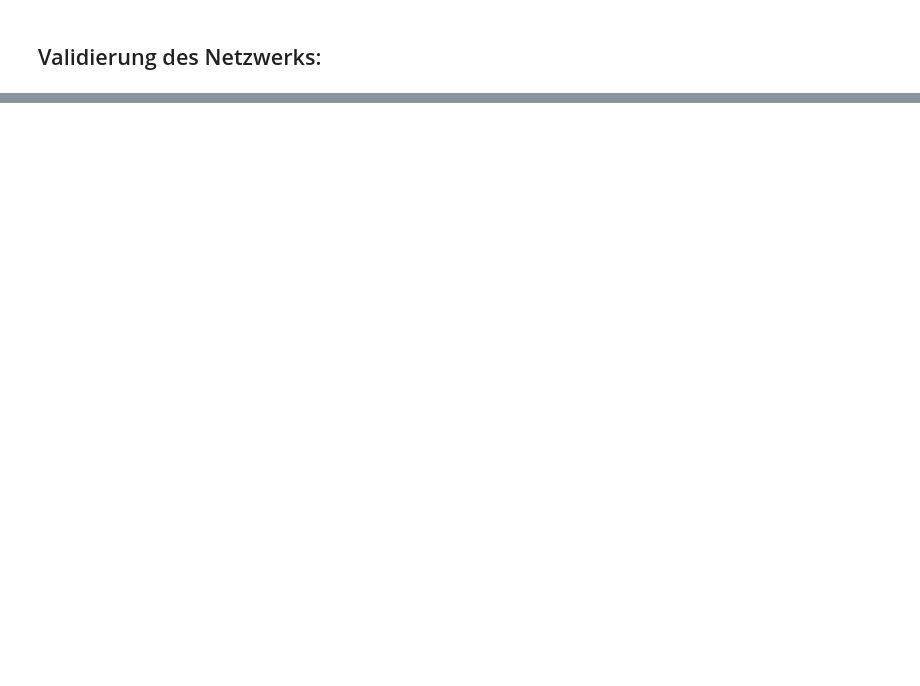
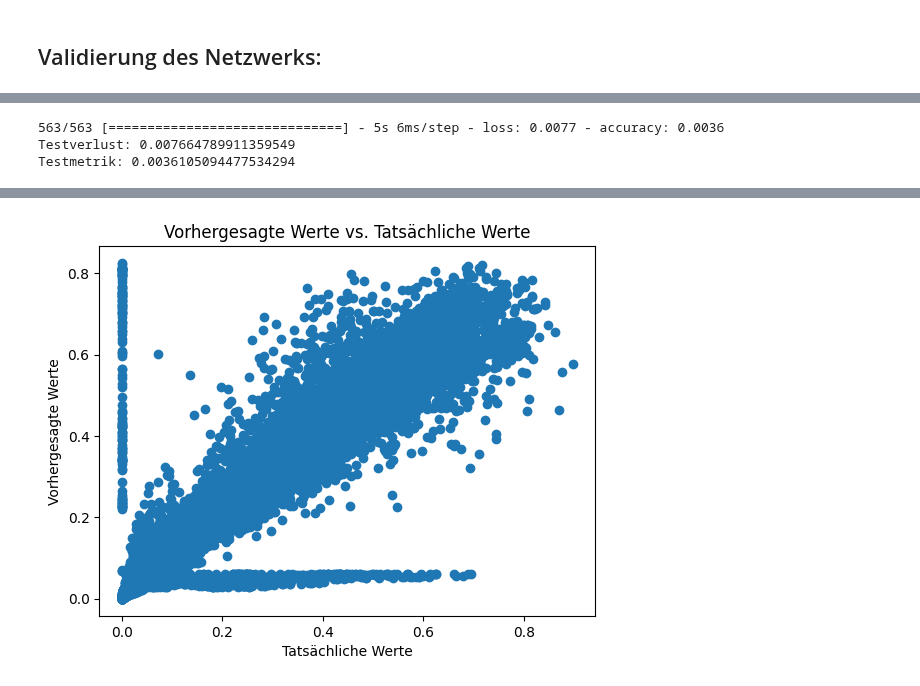
Before and after one commit to rjanow/Masterarbeit, a Jupyter notebook: 2.1_Modeling_and_Prediction.ipynb, the cells around one changed output, grey strips where cells are left out. Cells and saved outputs as stored; diff of their text form; code cells hidden in the pictures; blank space fills up the shorter version.

```diff
--- a/2.1_Modeling_and_Prediction.ipynb
+++ b/2.1_Modeling_and_Prediction.ipynb
@@ -261 +279,7 @@ def simple_model():
+# %%
+# Modell erstellen
+model = Model(inputs=input_layer, outputs=output_layer)
+# %%
+# Modell kompilieren
+model.compile(optimizer='adam', loss='mean_squared_error')
 # %%
@@ -279,0 +308,6 @@ learning_rate = 3e-06
+# %%
+# Training des Modells
+history = model.fit(X_train, y_train,
+                    epochs=5,       # Anzahl der Trainingszyklen
+                    batch_size=32,  # Anzahl der Beispiele pro Batch
+                    validation_data=(X_val, y_val))
@@ -281,0 +355,22 @@ learning_rate = 3e-06
+# %%
+model.compile(optimizer='adam', loss='mean_squared_error', metrics=['accuracy'])
+# %%
+test_loss, test_metric = model.evaluate(X_test, y_test)
+
+print("Testverlust:", test_loss)
+print("Testmetrik:", test_metric)  # z.B. Genauigkeit
+# %% [output]
+563/563 [==============================] - 5s 6ms/step - loss: 0.0077 - accuracy: 0.0036
+Testverlust: 0.007664789911359549
+Testmetrik: 0.0036105094477534294
+# %%
+# Vorhersagen mit dem Testdatensatz
+predicted = model.predict(X_test)
+
+# Plotten der Vorhersagen gegen die tatsächlichen Werte
+plt.scatter(y_test, predicted)
+plt.xlabel("Tatsächliche Werte")
+plt.ylabel("Vorhergesagte Werte")
+plt.title("Vorhergesagte Werte vs. Tatsächliche Werte")
+plt.show()
+# %% [output]
@@ -281,0 +378 @@ learning_rate = 3e-06
+[figure, added]
```
Also changed, not shown: parts of 21 cells of this notebook.
